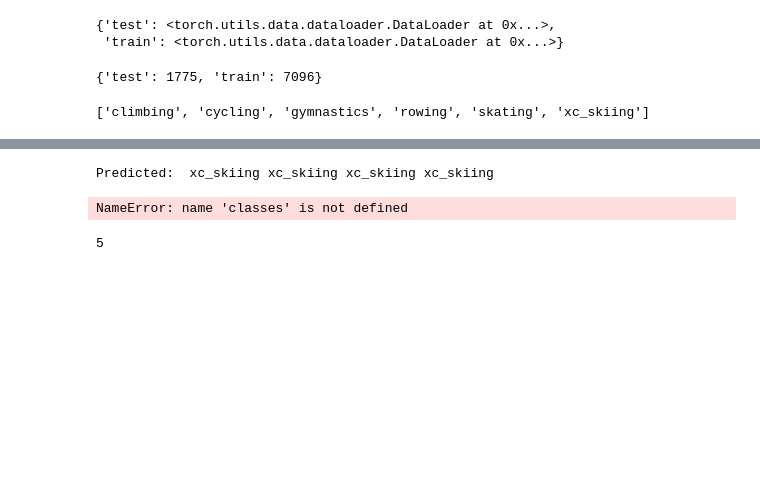
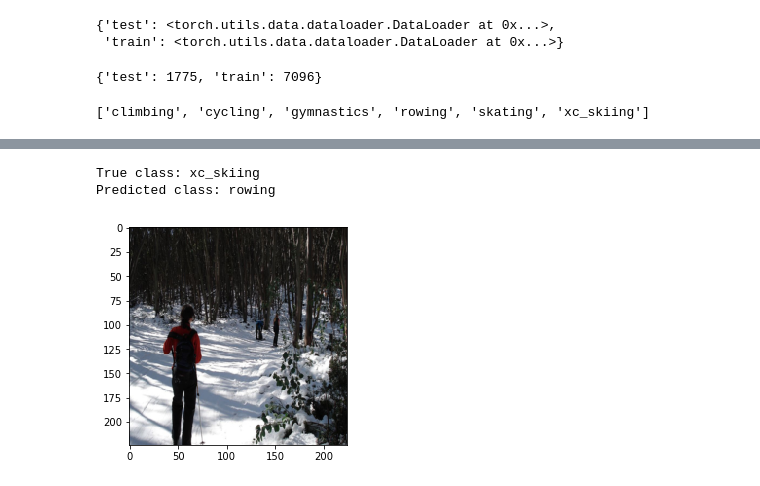
Before and after one commit to skeydan/deeplearning_keras_tf_pytorch, a Jupyter notebook: cnn_pytorch.ipynb, the cells around one changed output, grey strips where cells are left out. Saved outputs shown, nothing was run; the diff lists cells and outputs as text; code cells hidden in the pictures; blank space fills up the shorter version.

```diff
--- a/cnn_pytorch.ipynb
+++ b/cnn_pytorch.ipynb
@@ -28,3 +22,6 @@ model_exists = False
+# %%
+model_name = "cnn_pytorch_50epochs.pt"
+model_exists = True
 # %%
 data_dir = 'data'
 
@@ -52,7 +49,7 @@ image_datasets
 {'test': <torchvision.datasets.folder.ImageFolder at 0x...>,
  'train': <torchvision.datasets.folder.ImageFolder at 0x...>}
 # %%
-dataloaders = {x: torch.utils.data.DataLoader(image_datasets[x], batch_size=1,
+dataloaders = {x: torch.utils.data.DataLoader(image_datasets[x], batch_size=batch_size,
                                              shuffle=True)
               for x in ['train', 'test']}
 dataloaders
@@ -76,17 +73,23 @@ class Convnet (nn.Module):
         super(Convnet, self).__init__()
         # nn.Conv2d(in_channels, out_channels, kernel_size, stride=1, padding=0, dilation=1, groups=1, bias=True)
         self.conv1 = nn.Conv2d(3, 32, 3, padding = 1)
+        self.conv1_bn = nn.BatchNorm2d(32)
         self.conv2 = nn.Conv2d(32, 32, 3, padding = 1)
+        self.conv2_bn = nn.BatchNorm2d(32)
         self.conv3 = nn.Conv2d(32, 32, 3, padding = 1)
+        self.conv3_bn = nn.BatchNorm2d(32)
         self.conv4 = nn.Conv2d(32, 32, 3, padding = 1)
+        self.conv4_bn = nn.BatchNorm2d(32)
         self.fc1 = nn.Linear(32 * 56 * 56, 256)
         self.out = nn.Linear(256, num_classes)
 
     def forward(self, x):
-        x = F.relu(F.batch_norm(self.conv1(x)))
-        x = F.max_pool2d(F.relu(F.batch_norm(self.conv2(x)), 2))
-        x = F.relu(F.batch_norm(self.conv3(x)))
-        x = F.max_pool2d(F.relu(F.batch_norm(self.conv4(x)), 2))
+        mu = 0
+        sd = 0
+        x = F.relu(self.conv1(x))
+        x = F.max_pool2d(F.relu(self.conv2(x)), 2)
+        x = F.relu(self.conv3(x))
+        x = F.max_pool2d(F.relu(self.conv4(x)), 2)
         x = x.view(-1, self.num_flat_features(x))
         x = F.dropout(F.relu(self.fc1(x)), dropout)
         x = self.out(x)
@@ -157,0 +170,3 @@ torch.save(cnn.state_dict(), model_name)
+# %%
+if model_exists:
+    cnn = torch.load(model_name)
@@ -206,28 +207,14 @@ KeyboardInterrupt
-# %%
-outputs = cnn(Variable(images))
-_, predicted = torch.max(outputs.data, 1)
-
-print('Predicted: ', ' '.join('%5s' % class_names[predicted[j,0]]  for j in range(4)))
-# %% [output]
-Predicted:  xc_skiing xc_skiing xc_skiing xc_skiing
-# %%
-class_correct = list(0. for i in range(6))
-class_total = list(0. for i in range(6))
-for data in dataloaders["test"]:
-    image, label = data
-    outputs = cnn(Variable(image))
-    _, predicted = torch.max(outputs.data, 1)
-    c = (predicted == label).squeeze()
-    class_correct[label[0]] += int(c[0])
-    class_total[label[0]] += 1
-
-
-for i in range(10):
-    print('Accuracy of %5s : %2d %%' % (
-        classes[i], 100 * class_correct[i] / class_total[i]))
-# %% [output]
-NameError: name 'classes' is not defined
-# %%
-label[0]
-# %% [output]
-5
+# %%
+dataiter = iter(dataloaders["test"])
+images, labels = dataiter.next()
+true_class = class_names[labels[0]]
+print("True class: {}".format(true_class))
+output = (cnn(Variable(images)))[0, :]
+#print(output)
+prob, predicted_class = torch.max(output.data, 0)
+print('Predicted class: {}'.format(class_names[predicted_class[0]]))
+imshow(images[0, : , : , : ])
+# %% [output]
+True class: xc_skiing
+Predicted class: rowing
+[figure, added]
```
Also changed, not shown: parts of 15 cells of this notebook, 4 other files.
